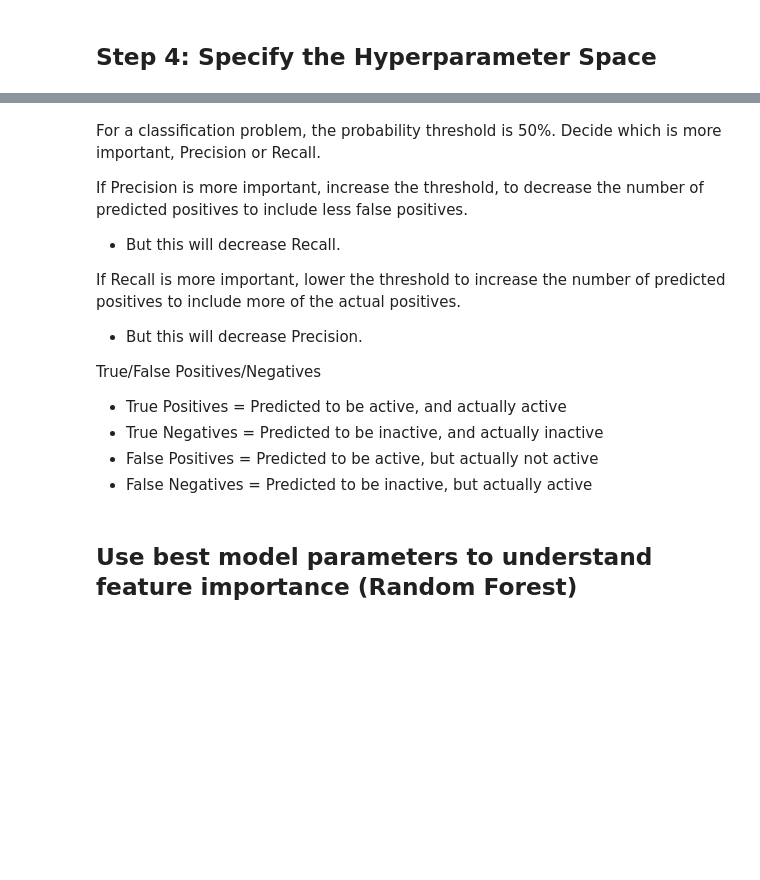
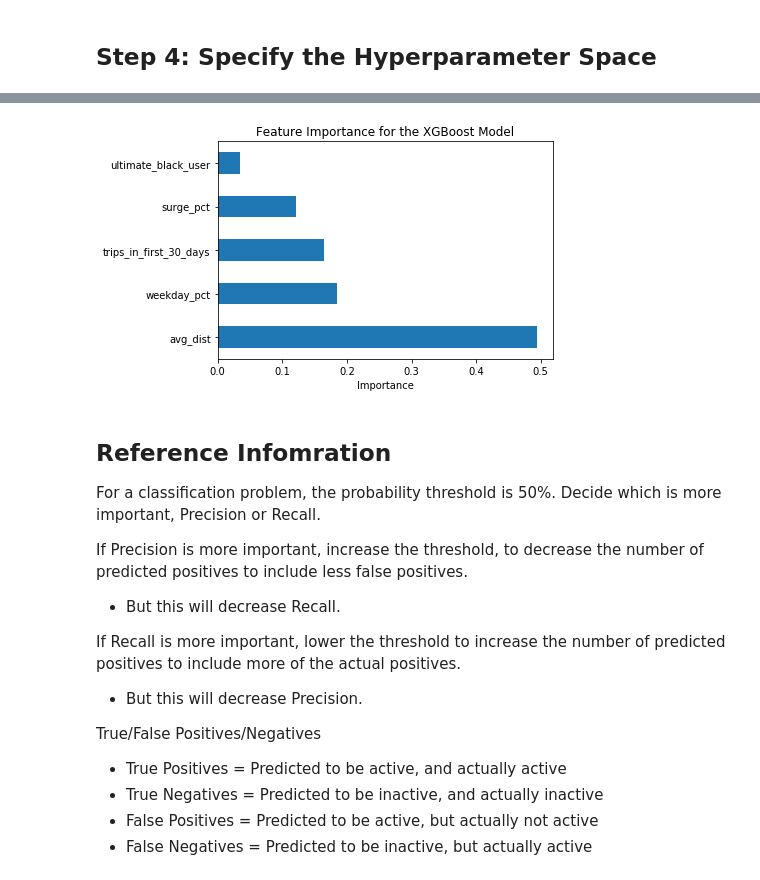
Before and after one commit to milesin3d/Springboard-MiniProjects, a Jupyter notebook: Ultimate Technologies Inc/Utimate_Technologies_Inc.ipynb, the cells around one changed output, grey strips where cells are left out. Cells and saved outputs as stored; diff of their text form; code cells hidden in the pictures; blank space fills up the shorter version.

```diff
--- a/Ultimate Technologies Inc/Utimate_Technologies_Inc.ipynb
+++ b/Ultimate Technologies Inc/Utimate_Technologies_Inc.ipynb
@@ -1453,0 +1543,8 @@ As noted by each of the metrics in the table above, the RANDOM FOREST model perf
+# %%
+# create a df with the features and their importance
+
+model_importance = pd.DataFrame(best_clf.feature_importances_,
+                                index = X_train.columns,
+                                columns = ['importance']).sort_values('importance',
+                                                                      ascending=False)
+model_importance
@@ -1454,5 +1558,12 @@ As noted by each of the metrics in the table above, the RANDOM FOREST model perf
+# %%
+model_importance.plot(kind='barh', legend=False)
+_ = plt.xlabel('Importance')
+plot_title = 'Feature Importance for the ' + best_clf_name + ' Model'
+_ = plt.title(plot_title)
+# %% [output]
+[figure, added]
 # %% [markdown]
-
+## Reference Infomration
 For a classification problem, the probability threshold is 50%. Decide which is more important, Precision or Recall.
 
 If Precision is more important, increase the threshold, to decrease the number of predicted positives to include less false positives.
@@ -1466,5 +1577,3 @@ True/False Positives/Negatives
 - True Negatives = Predicted to be inactive, and actually inactive
 - False Positives = Predicted to be active, but actually not active
 - False Negatives = Predicted to be inactive, but actually active
-# %% [markdown]
-## Use best model parameters to understand feature importance (Random Forest)
```
Also changed, not shown: parts of 33 cells of this notebook.
